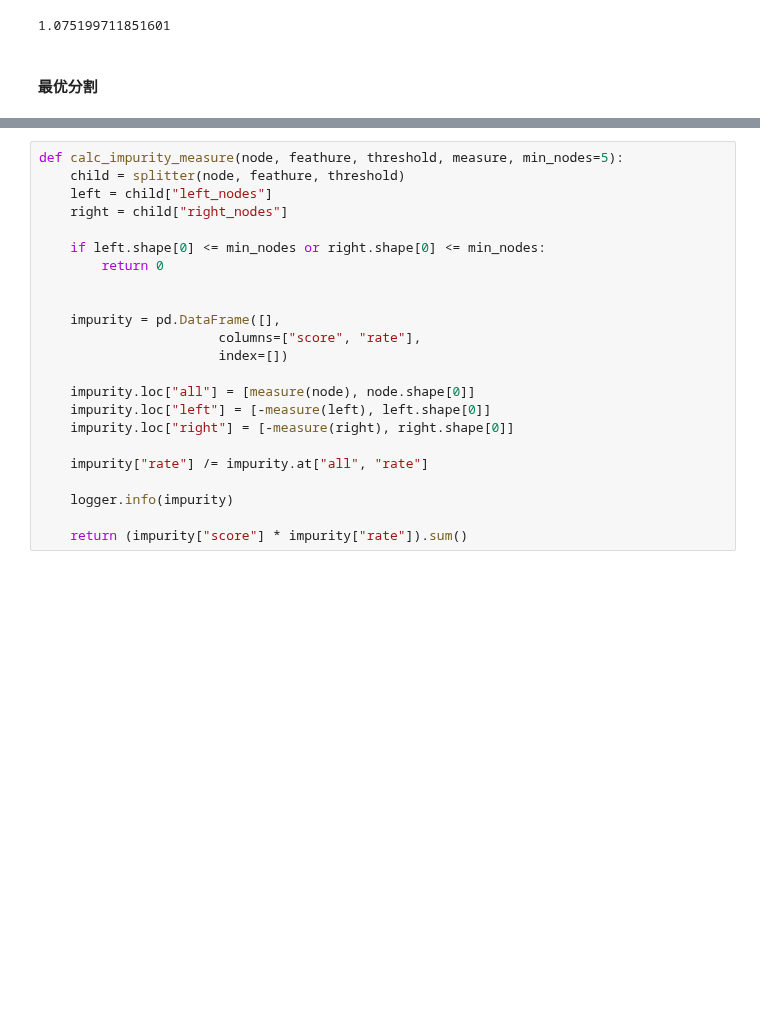
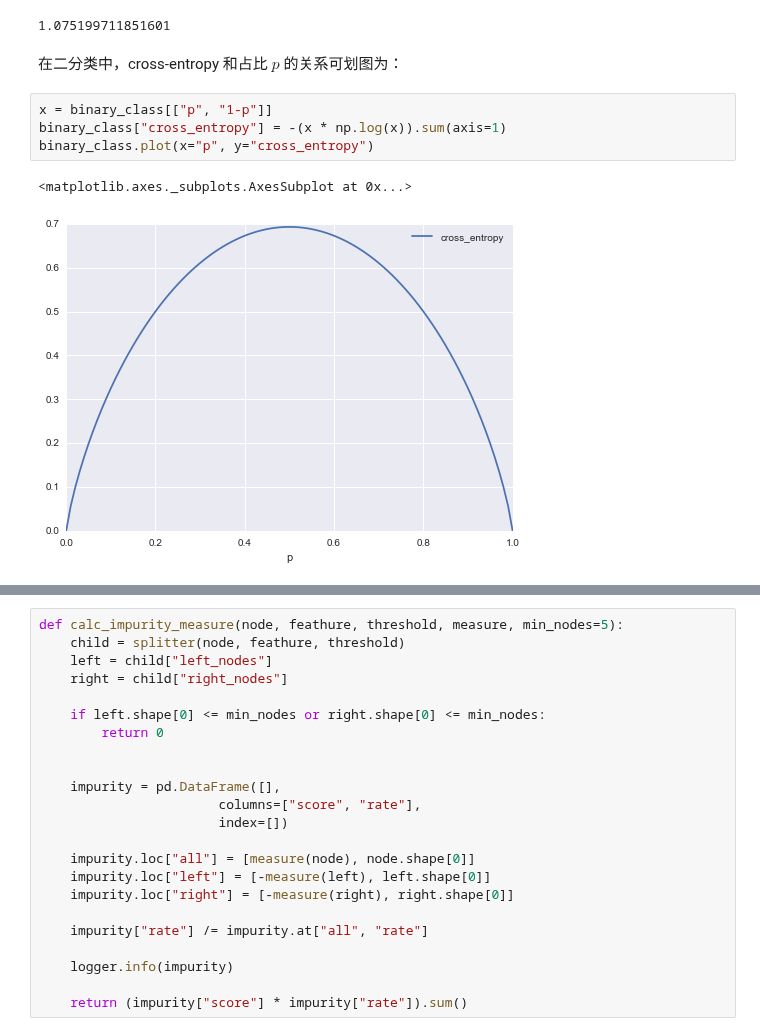
Before and after one commit to facaiy/book_notes, a Jupyter notebook: machine_learning/tree/decision_tree/demo.ipynb, the cells around one changed output, grey strips where cells are left out. Drawn from its saved outputs; the diff is of its cells as text; blank space fills up the shorter version.

```diff
--- a/machine_learning/tree/decision_tree/demo.ipynb
+++ b/machine_learning/tree/decision_tree/demo.ipynb
@@ -210,5 +259,12 @@ cross_entropy(split["left_nodes"])
 cross_entropy(split["right_nodes"])
 # %% [output]
 1.075199711851601
-# %% [markdown]
-#### 最优分割
+# %% [markdown]
+在二分类中，cross-entropy 和占比 $p$ 的关系可划图为：
+# %%
+x = binary_class[["p", "1-p"]]
+binary_class["cross_entropy"] = -(x * np.log(x)).sum(axis=1)
+binary_class.plot(x="p", y="cross_entropy")
+# %% [output]
+<matplotlib.axes._subplots.AxesSubplot at 0x...>
+[figure, added]
```
Also changed, not shown: parts of 25 cells of this notebook.
